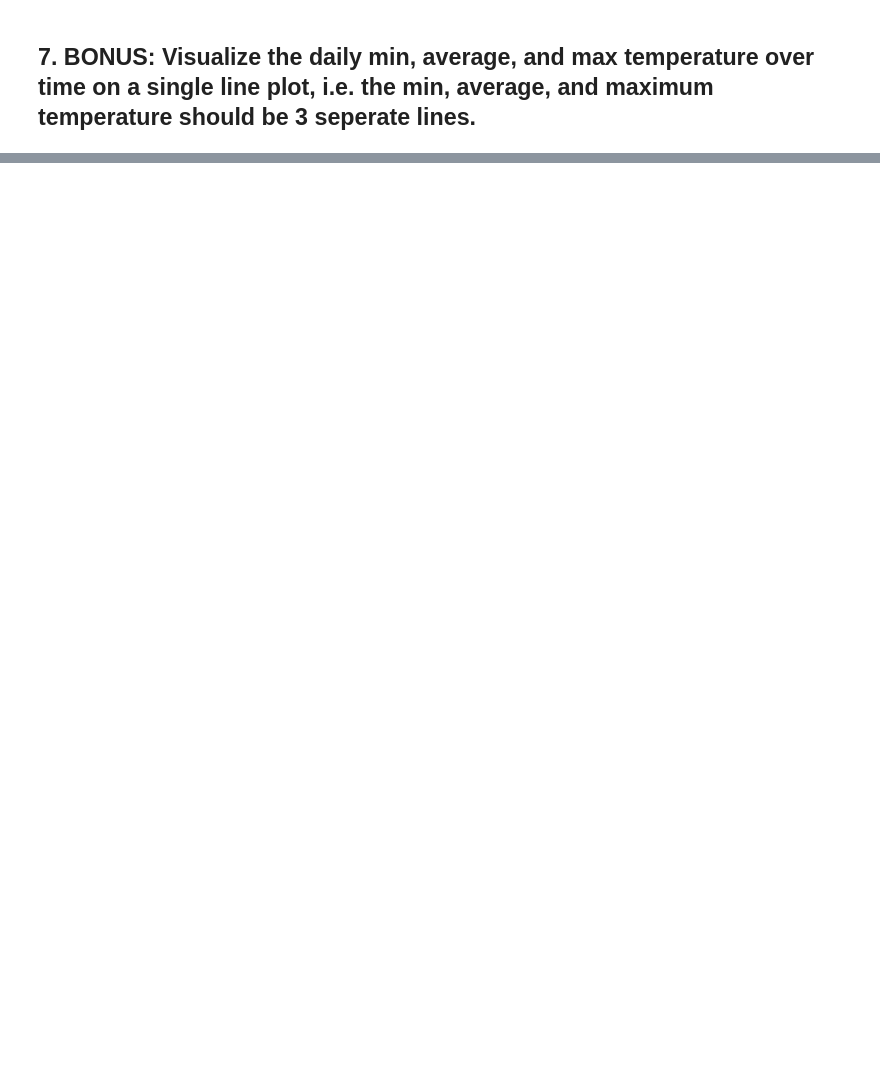
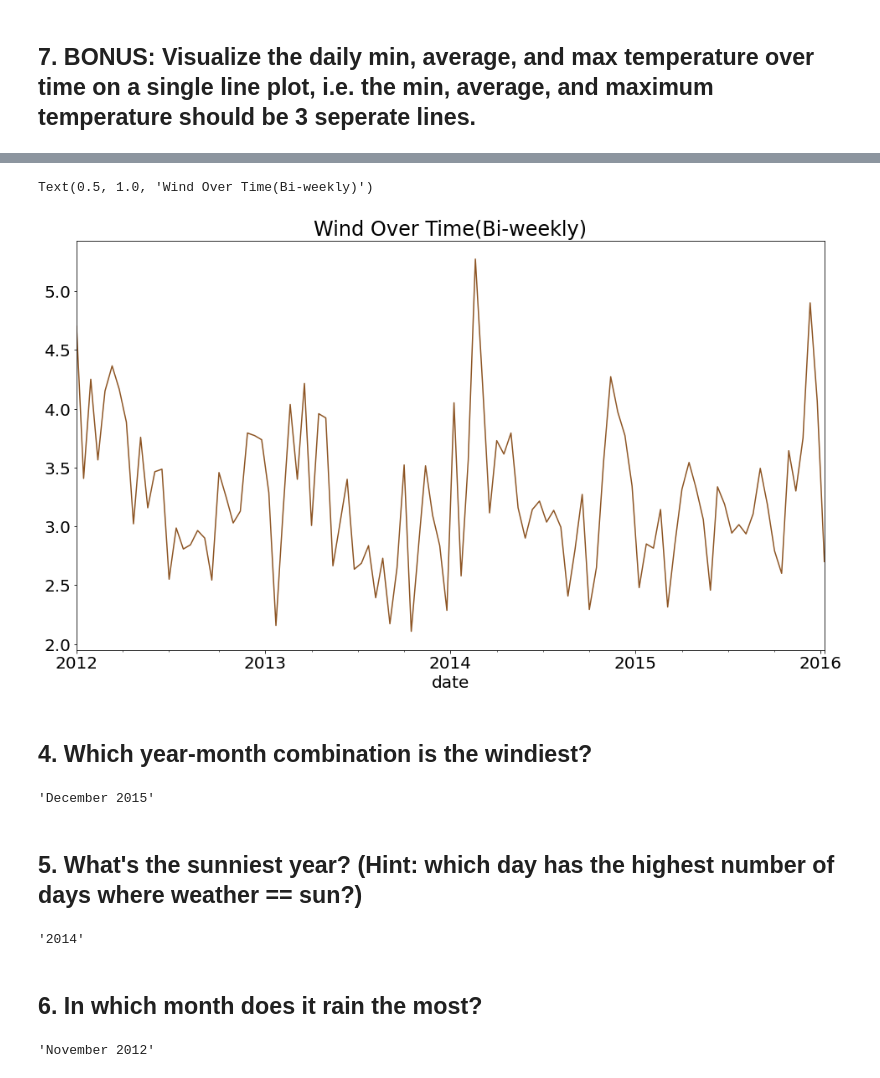
Before and after one commit to m3redithw/time-series-exercises, a Jupyter notebook: time_series_data_exercises.ipynb, the cells around one changed output, grey strips where cells are left out. Drawn from its saved outputs; the diff is of its cells as text; code cells hidden in the pictures; blank space fills up the shorter version.

```diff
--- a/time_series_data_exercises.ipynb
+++ b/time_series_data_exercises.ipynb
@@ -97,0 +198,15 @@ monthly_avg.temp.idxmax().month_name()
+# %%
+df.resample('2w').wind.mean().plot(color = '#8d5524')
+plt.title('Wind Over Time(Bi-weekly)')
+# %% [output]
+Text(0.5, 1.0, 'Wind Over Time(Bi-weekly)')
+[figure, added]
+# %% [markdown]
+## 4. Which year-month combination is the windiest?
+# %%
+monthly_wind = df.resample('M').wind.sum()
+monthly_wind.idxmax().strftime("%B %Y")
+# %% [output]
+'December 2015'
+# %% [markdown]
+## 5. What's the sunniest year? (Hint: which day has the highest number of days where weather == sun?)
@@ -97,0 +217,13 @@ monthly_avg.temp.idxmax().month_name()
+# %%
+sunny_year.idxmax().strftime('%Y')
+# %% [output]
+'2014'
+# %% [markdown]
+## 6. In which month does it rain the most?
+# %%
+# Filter out rainy days
+df['rainy'] = (df['weather']=='rain')
+rainy_month = df.resample('m').rainy.sum()
+rainy_month.idxmax().strftime('%B %Y')
+# %% [output]
+'November 2012'
```
Also changed, not shown: parts of 28 cells of this notebook.
